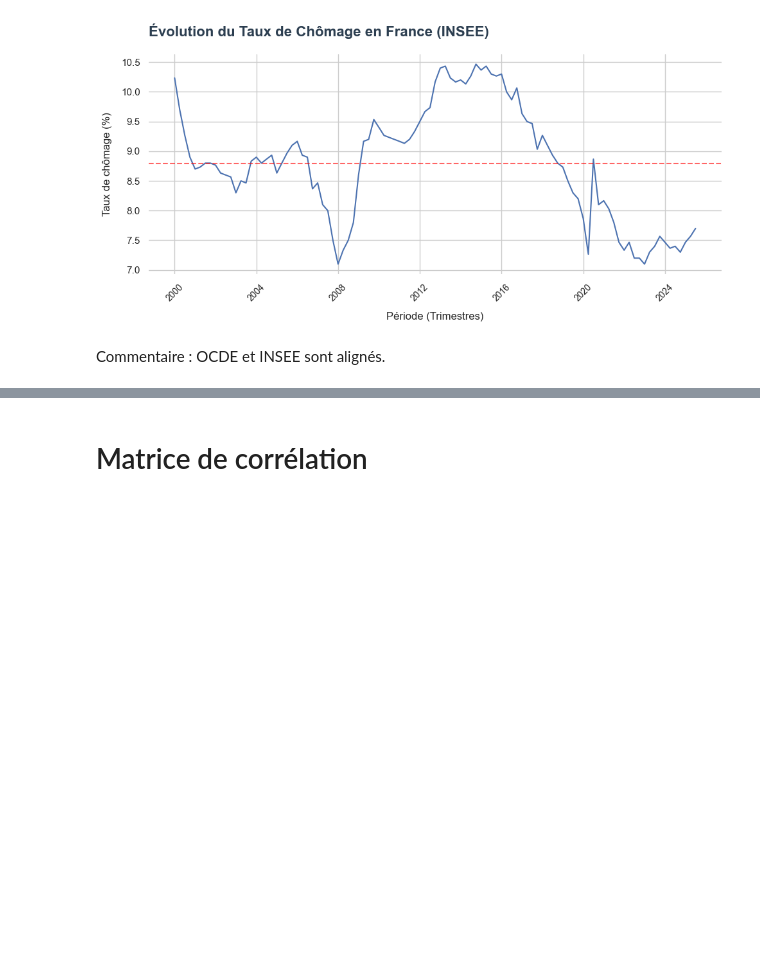
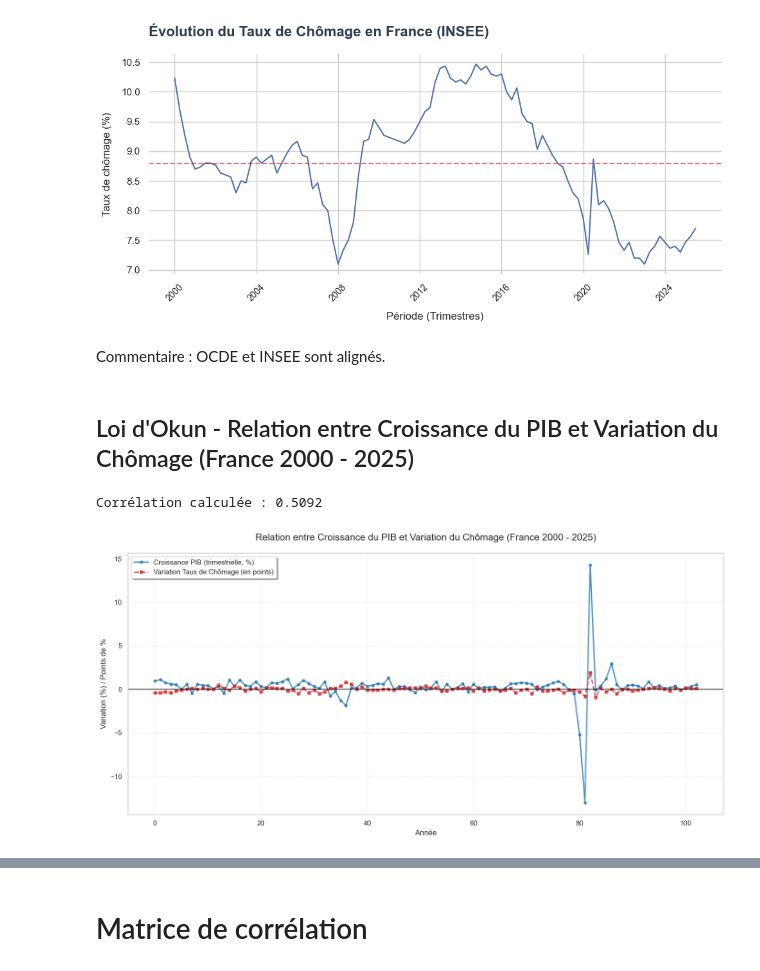
Before and after one commit to JulienSchnitzler/fil_rouge-etude_chomage_france, a Jupyter notebook: src/data/03_EDA_julien.ipynb, the cells around one changed output, grey strips where cells are left out. Cells and saved outputs as stored; diff of their text form; code cells hidden in the pictures; blank space fills up the shorter version.

```diff
--- a/src/data/03_EDA_julien.ipynb
+++ b/src/data/03_EDA_julien.ipynb
@@ -236,3 +237,45 @@ plt.show()
 [figure]
 # %% [markdown]
 Commentaire : OCDE et INSEE sont alignés.
+# %% [markdown]
+## Loi d'Okun - Relation entre Croissance du PIB et Variation du Chômage (France 2000 - 2025)
+# %%
+# 1. Préparation des données (on utilise le dataset df_q généré précédemment)
+# Conversion de la croissance du PIB en pourcentage pour la lisibilité
+#pib_growth_pct = df_q['pib_qoq'] * 100
+pib_growth_pct = df['pib_logdiff'] * 100
+var_chomage = df['taux_chomage_total_insee_diff']
+
+# 2. Création du graphique
+plt.figure(figsize=(14, 7))
+
+# Tracé de la croissance du PIB
+plt.plot(df.index, pib_growth_pct, label='Croissance PIB (trimestrielle, %)',
+         color='#1f77b4', linewidth=2, marker='o', markersize=4, alpha=0.8)
+
+# Tracé de la variation du chômage
+plt.plot(df.index, var_chomage, label='Variation Taux de Chômage (en points)',
+         color='#d62728', linestyle='--', linewidth=2, marker='s', markersize=4, alpha=0.8)
+
+# Ajout d'une ligne horizontale à 0 (équilibre)
+plt.axhline(0, color='black', linewidth=1, linestyle='-')
+
+# 3. Personnalisation esthétique
+plt.title('Relation entre Croissance du PIB et Variation du Chômage (France 2000 - 2025)', fontsize=15, pad=20)
+plt.xlabel('Année', fontsize=12)
+plt.ylabel('Variation (%) / Points de %', fontsize=12)
+plt.legend(loc='upper left', frameon=True, shadow=True)
+plt.grid(True, which='both', linestyle=':', alpha=0.6)
+
+# Optimisation de l'espace
+plt.tight_layout()
+
+# 4. Sauvegarde
+plt.savefig('correlation_pib_chomage.png', dpi=300)
+
+# Affichage de la corrélation calculée
+correlation = pib_growth_pct.corr(var_chomage)
+print(f"Corrélation calculée : {correlation:.4f}")
+# %% [output]
+Corrélation calculée : 0.5092
+[figure, added]
```
Also changed, not shown: parts of 14 cells of this notebook, 10 other files.
